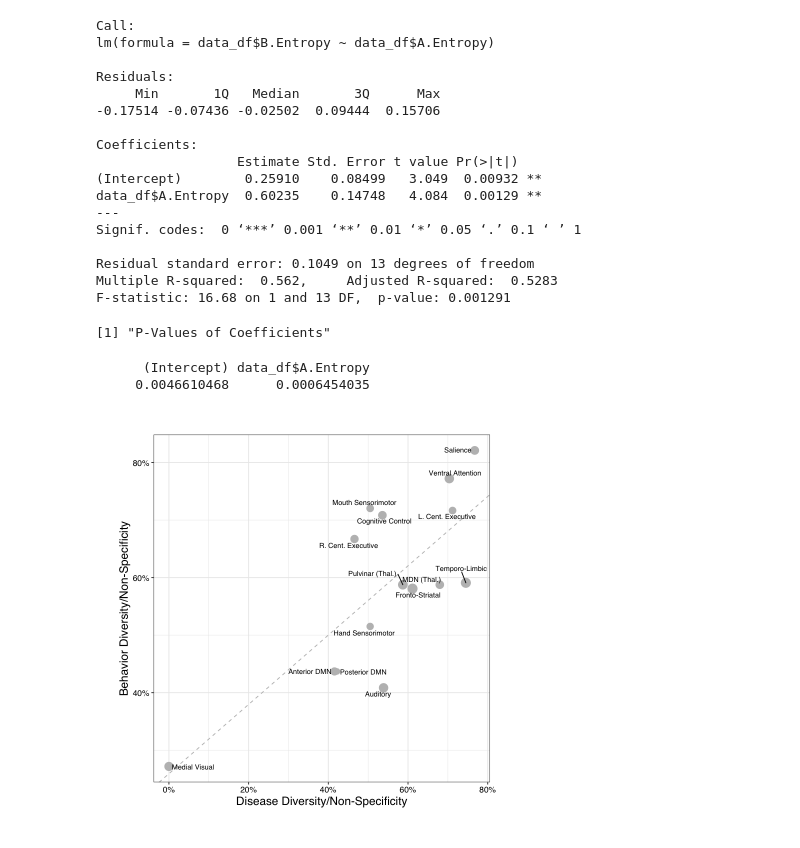
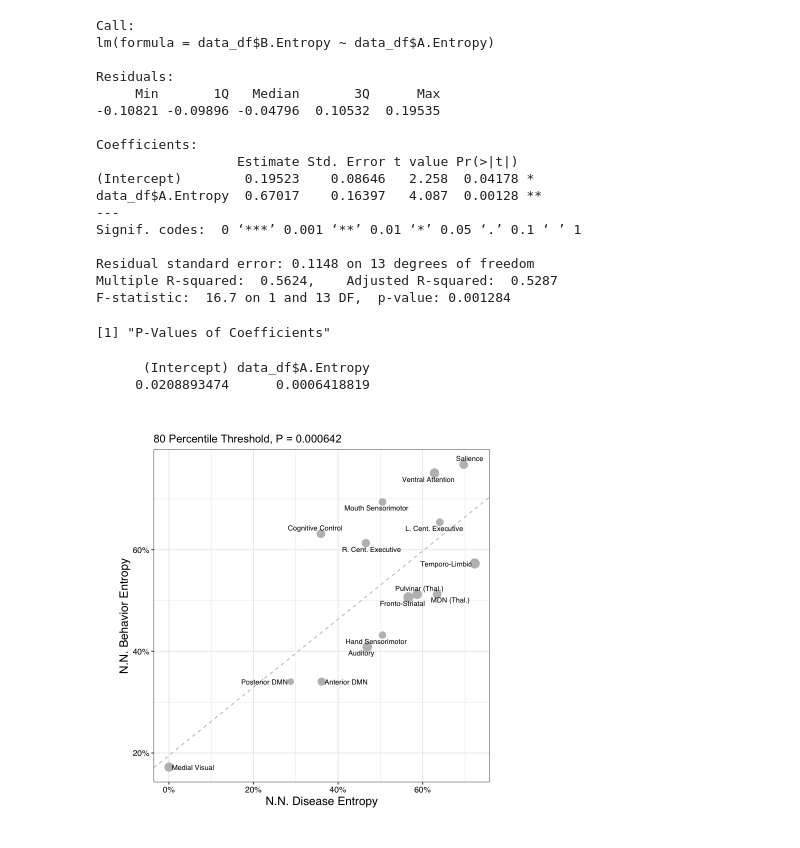
Before and after one commit to tvanasse/brainmap_structure_function_2020, a Jupyter notebook: linear_model.ipynb, the cells around one changed output. Drawn from its saved outputs; the diff is of its cells as text; code cells hidden in the pictures.

```diff
--- a/linear_model.ipynb
+++ b/linear_model.ipynb
@@ -5,7 +5,7 @@ library("ggrepel")
 # %%
 cwd = getwd()
 
-threshold = "75"
+threshold = "80"
 
 data = read.csv(file=sprintf("%s/data/python_entropy_analysis/entropy_correlation_data_%sperc.csv", cwd,threshold))
 data_df = data.frame(data)
@@ -51,44 +51,45 @@ p <- p + geom_abline(intercept = lm$coefficients[1], slope = lm$coefficients[2],
   p <- p + geom_point(aes(size = data_df$r),colour="gray",show.legend=FALSE) +
     scale_size_continuous(range=c(3,5)) + #size points according to correlation
     geom_text_repel(aes(label=data_df$Labels), size = 3, family="Helvetica") + #add data labels without overlap
-    ylab("Behavior Diversity/Non-Specificity") +
-    xlab("Disease Diversity/Non-Specificity") +
+    ylab("N.N. Behavior Entropy") +
+    xlab("N.N. Disease Entropy") +
     theme_bw() + #remove gray background
     #coord_fixed(ratio = 1) +
     #scale_color_gradient(low = "#0091ff", high = "#f0650e") +
     theme(plot.margin=unit(c(1,1.1,1,1),"cm")) +
     scale_y_continuous(labels = scales::percent_format(accuracy = 1)) +
     scale_x_continuous(labels = scales::percent_format(accuracy = 1)) +
     theme(axis.text.x = element_text(color = "black", size = 10, face = "plain", family="Helvetica"),
           axis.text.y = element_text(color = "black", size = 10, face = "plain", family="Helvetica"),
           axis.title.x = element_text(color = "black", size = 14, face = "plain", family="Helvetica"),
-          axis.title.y = element_text(color = "black", size = 14, face = "plain", family="Helvetica"))
+          axis.title.y = element_text(color = "black", size = 14, face = "plain", family="Helvetica")) +
+    labs(title = sprintf("%s Percentile Threshold, P = %f", threshold, pt(coef(res)[, 3], lm$df, lower = FALSE)[2]))
 
 p
 
 ggsave(sprintf("%s/figures/linear_model_%sperc.png",cwd,threshold), width = 4.5, height = 4, units = "in", dpi = 500)
 # %% [output]
 Call:
 lm(formula = data_df$B.Entropy ~ data_df$A.Entropy)
 
 Residuals:
      Min       1Q   Median       3Q      Max
--0.17514 -0.07436 -0.02502  0.09444  0.15706
+-0.10821 -0.09896 -0.04796  0.10532  0.19535
 
 Coefficients:
                   Estimate Std. Error t value Pr(>|t|)
-(Intercept)        0.25910    0.08499   3.049  0.00932 **
-data_df$A.Entropy  0.60235    0.14748   4.084  0.00129 **
+(Intercept)        0.19523    0.08646   2.258  0.04178 *
+data_df$A.Entropy  0.67017    0.16397   4.087  0.00128 **
 ---
 Signif. codes:  0 ‘***’ 0.001 ‘**’ 0.01 ‘*’ 0.05 ‘.’ 0.1 ‘ ’ 1
 
-Residual standard error: 0.1049 on 13 degrees of freedom
-Multiple R-squared:  0.562,     Adjusted R-squared:  0.5283
-F-statistic: 16.68 on 1 and 13 DF,  p-value: 0.001291
+Residual standard error: 0.1148 on 13 degrees of freedom
+Multiple R-squared:  0.5624,    Adjusted R-squared:  0.5287
+F-statistic:  16.7 on 1 and 13 DF,  p-value: 0.001284
 [1] "P-Values of Coefficients"
       (Intercept) data_df$A.Entropy
-     0.0046610468      0.0006454035
+     0.0208893474      0.0006418819
-[figure, old version]
+[figure, new version]
 # %%
 # create linear model (without medial visual)
 data_df <- data_df[-c(5), ]
```
Also changed, not shown: parts of 2 cells of this notebook, 13 other files.
